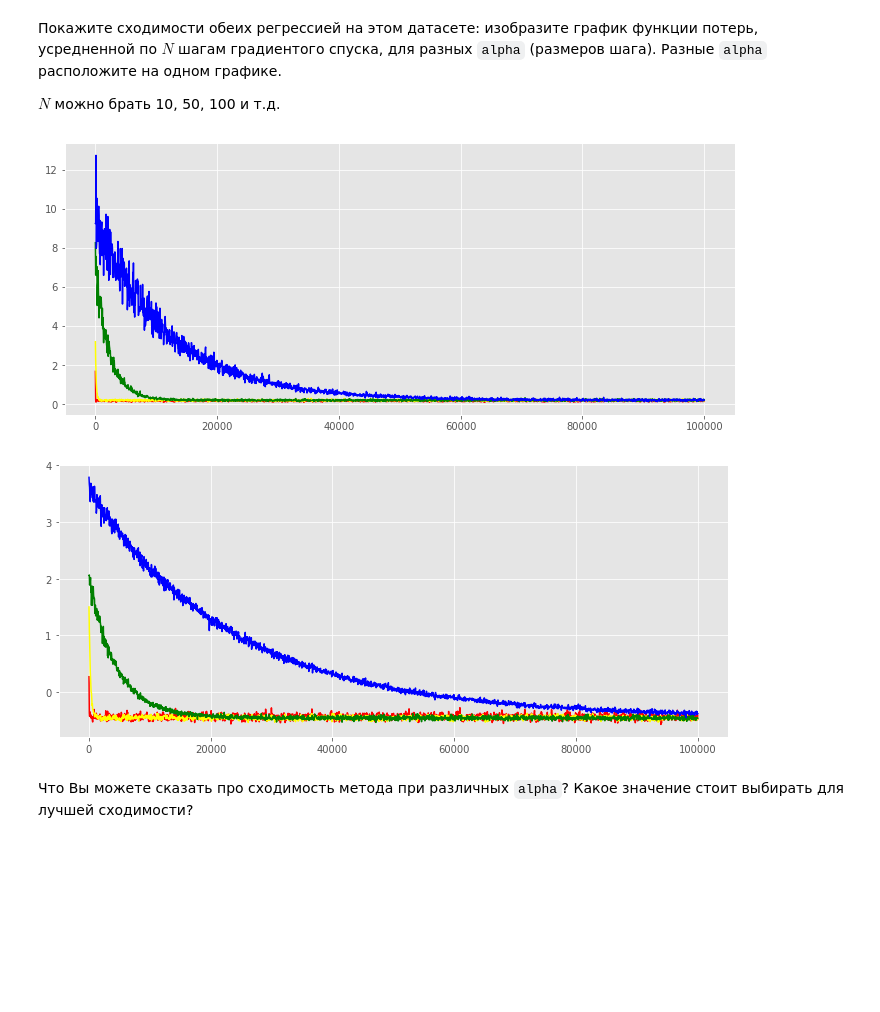
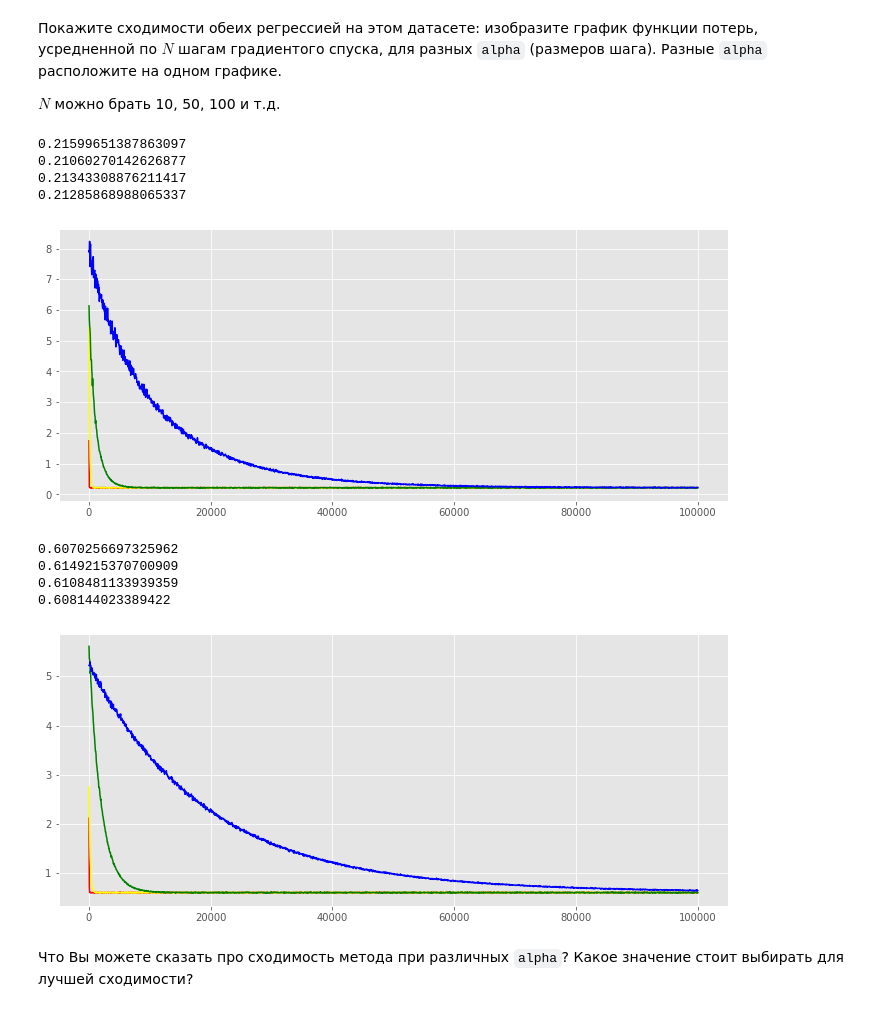
Before and after one commit to vid1525/ml2020-09, a Jupyter notebook: vasenkov_hw2.ipynb, the cells around one changed output. Drawn from its saved outputs; the diff is of its cells as text; code cells hidden in the pictures; blank space fills up the shorter version.

```diff
--- a/vasenkov_hw2.ipynb
+++ b/vasenkov_hw2.ipynb
@@ -283,9 +283,8 @@ def sigmoid(x):
     Вычисляем значение сигмоида.
     X - выход линейной модели
     """
-    sigm_value_x = 1.0 / (1.0 + math.exp(-x))
-    return sigm_value_x
-
+    sigm_value = 1.0 / (1.0 + math.exp(-x))
+    return sigm_value
 
 class MySGDClassifier(BaseEstimator, ClassifierMixin):
 
@@ -327,7 +326,7 @@ class MySGDClassifier(BaseEstimator, ClassifierMixin):
         elif self.model_type == 'log_reg':
             total_sum = 0
             for cur, y in zip(X_batch, y_batch):
-                total_sum += math.log(sigmoid((np.dot(cur, self.weights[1:]) + self.weights[0]) * y))
+                total_sum += -math.log(sigmoid((np.dot(cur, self.weights[1:]) + self.weights[0]) * y))
             loss = total_sum / len(y_batch)
 
         return loss + (1 / self.C) * np.dot(self.weights, self.weights)
@@ -342,23 +341,24 @@ class MySGDClassifier(BaseEstimator, ClassifierMixin):
         loss_grad = np.ndarray((0,))
         if self.model_type == 'lin_reg':
             diff = np.ndarray((0,))
+            n = len(X_batch)
             for x, y in zip(X_batch, y_batch):
                 diff = np.append(diff, np.dot(x, self.weights[1:]) + self.weights[0] - y)
-            loss_grad = np.append(loss_grad, 2 * (np.sum(diff) /
-                                                  len(X_batch) + self.weights[0] / self.C))
+            loss_grad = np.append(loss_grad, 2 * (np.sum(diff) / n + self.weights[0] / self.C))
             for i in range(1, len(self.weights)):
-                loss_grad = np.append(loss_grad, 2 * (np.dot(X_batch[:, i-1], diff) /
-                                                      len(X_batch) + self.weights[i] / self.C))
+                loss_grad = np.append(loss_grad, 2 * (np.dot(X_batch[:, i-1], diff) / n
+                                                      + self.weights[i] / self.C))
         elif self.model_type == 'log_reg':
             diff = np.ndarray((0,))
+            n = len(X_batch)
             for x, y in zip(X_batch, y_batch):
                 z = (np.dot(x, self.weights[1:]) + self.weights[0]) * y
                 diff = np.append(diff, math.exp(-z) * sigmoid(z) * (-y))
             loss_grad = np.append(loss_grad, 2 * np.sum(diff) /
-                                  len(X_batch) + 2 * self.weights[0] / self.C)
+                                  n + 2 * self.weights[0] / self.C)
             for i in range(1, len(self.weights)):
                 loss_grad = np.append(loss_grad, 2 * np.dot(X_batch[:, i-1], diff) /
-                                      len(X_batch) + 2.0 * self.weights[i] / self.C)
+                                      n + 2.0 * self.weights[i] / self.C)
         return loss_grad * self.alpha
 
     def update_weights(self, new_grad):
@@ -399,9 +399,9 @@ class MySGDClassifier(BaseEstimator, ClassifierMixin):
         y_hat = X @ self.weights[1:] + self.weights[0]
         if self.model_type == 'log_reg':
             for i in np.where(y_hat >= 0):
-                y_hat[i] = 1
+                y_hat = 1
             for i in np.where(y_hat < 0):
-                y_hat[i] = -1
+                y_hat = 0
 
         return y_hat
 # %% [markdown]
@@ -464,10 +462,11 @@ X, y = make_classification(n_samples=100000, n_features=10,
 
 $N$ можно брать 10, 50, 100 и т.д.
 # %%
-alpha = [(0.01, 'red'), (0.001, 'yellow'), (0.00005, 'green'), (0.00001, 'blue')]
+alpha = [(0.01, 'red'), (0.001, 'yellow'), (0.0001, 'green'), (0.00001, 'blue')]
 N = 50
 for a in alpha:
-    MyClsLin = MySGDClassifier(batch_generator, alpha=a[0], coef=0.9, max_epoch=10, model_type='lin_reg')
+    MyClsLin = MySGDClassifier(batch_generator,
+                               batch_size=20, alpha=a[0], coef=0.99, max_epoch=100, model_type='lin_reg')
     MyClsLin.fit(X, y)
     res = []
     params = []
@@ -475,20 +474,34 @@ for a in alpha:
         params.append((i + N + i) / 2)
         res.append(np.mean(MyClsLin.errors_log['loss'][i: i+N]))
     plt.plot(params[:2000], res[:2000], color=a[1])
+    print(res[-1])
 # %% [output]
+0.21599651387863097
+0.21060270142626877
+0.21343308876211417
+0.21285868988065337
-[figure, old version]
+[figure, new version]
 # %%
+for i in np.where(y == 0):
+    y[i] = -1
+
 for a in alpha:
-    MyClsLog = MySGDClassifier(batch_generator, alpha=a[0], coef=0.9, max_epoch=10, model_type='log_reg')
+    MyClsLog = MySGDClassifier(batch_generator, batch_size=20,
+                               alpha=a[0], coef=0.99, max_epoch=100, model_type='log_reg')
     MyClsLog.fit(X, y)
     res = []
     params = []
     for i in range(0, len(MyClsLog.errors_log['loss']), N):
         params.append((i + N + i) / 2)
         res.append(np.mean(MyClsLog.errors_log['loss'][i: i+N]))
     plt.plot(params[:2000], res[:2000], color=a[1])
+    print(res[-1])
 # %% [output]
+0.6070256697325962
+0.6149215370700909
+0.6108481133939359
+0.608144023389422
-[figure, old version]
+[figure, new version]
 # %% [markdown]
 Что Вы можете сказать про сходимость метода при различных `alpha`? Какое значение стоит выбирать для лучшей сходимости?
 # %% [markdown]
```
Also changed, not shown: parts of 8 cells of this notebook.
